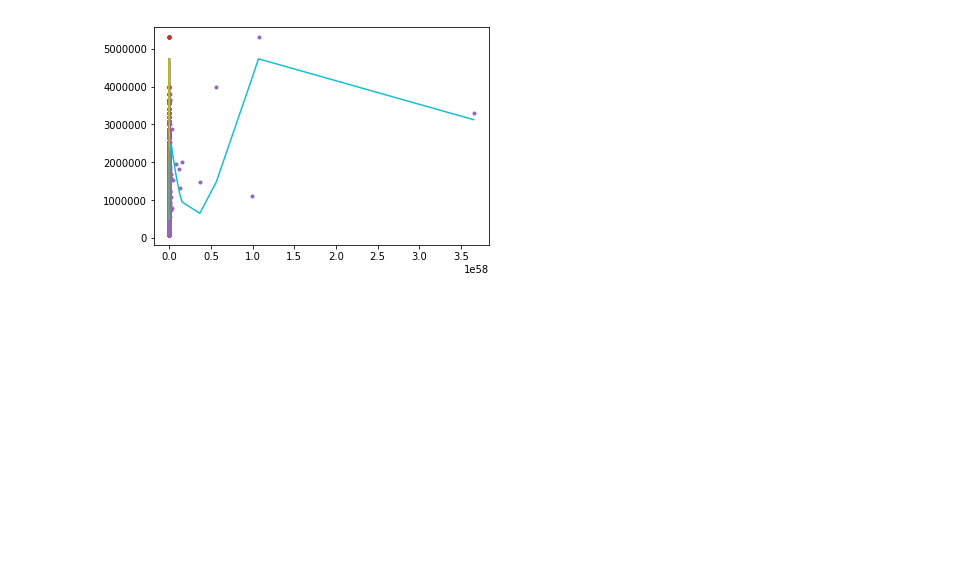
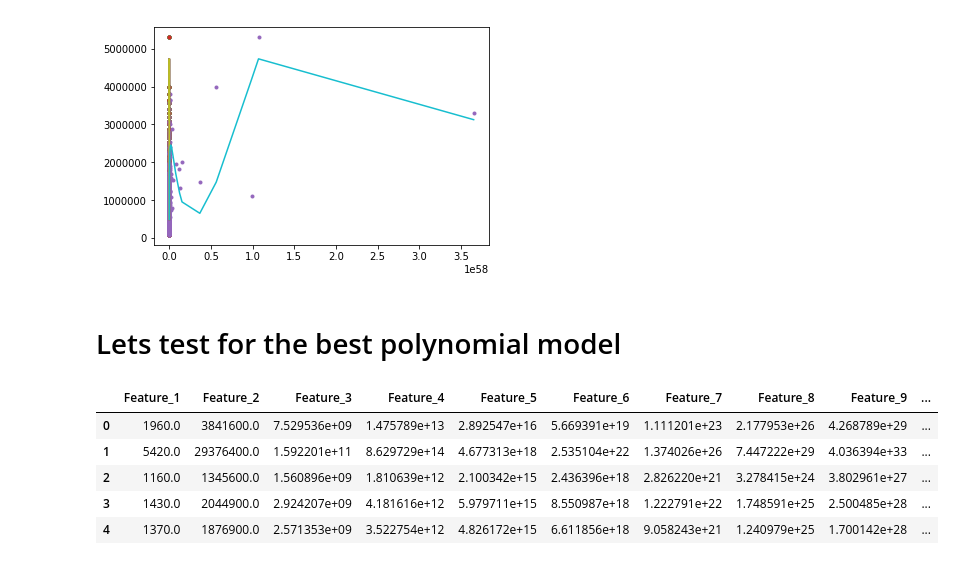
Before and after one commit to thesharpshooter/b, a Jupyter notebook: Polynomial Regression/Untitled.ipynb, the cells around one changed output. Drawn from its saved outputs; the diff is of its cells as text; code cells hidden in the pictures; blank space fills up the shorter version.

```diff
--- a/Polynomial Regression/Untitled.ipynb
+++ b/Polynomial Regression/Untitled.ipynb
@@ -308,3 +308,16 @@ poly15_data_subset4[features[:-1]], model15_subset4.predict(poly15_data_subset4[
  <matplotlib.lines.Line2D at 0x...>,
  <matplotlib.lines.Line2D at 0x...>]
 [figure]
+# %% [markdown]
+# Lets test for the best polynomial model
+# %%
+poly_data_15 = polynomial_dataframe(data_train['sqft_living'],15)
+poly_data_15['price'] = data_train['price']
+poly_data_15.head()
+# %% [output]
+|  | Feature_1 | Feature_2 | Feature_3 | Feature_4 | Feature_5 | Feature_6 | Feature_7 | Feature_8 | Feature_9 | ... |
+| 0 | 1960.0 | 3841600.0 | 7.529536e+09 | 1.475789e+13 | 2.892547e+16 | 5.669391e+19 | 1.111201e+23 | 2.177953e+26 | 4.268789e+29 | ... |
+| 1 | 5420.0 | 29376400.0 | 1.592201e+11 | 8.629729e+14 | 4.677313e+18 | 2.535104e+22 | 1.374026e+26 | 7.447222e+29 | 4.036394e+33 | ... |
+| 2 | 1160.0 | 1345600.0 | 1.560896e+09 | 1.810639e+12 | 2.100342e+15 | 2.436396e+18 | 2.826220e+21 | 3.278415e+24 | 3.802961e+27 | ... |
+| 3 | 1430.0 | 2044900.0 | 2.924207e+09 | 4.181616e+12 | 5.979711e+15 | 8.550987e+18 | 1.222791e+22 | 1.748591e+25 | 2.500485e+28 | ... |
+| 4 | 1370.0 | 1876900.0 | 2.571353e+09 | 3.522754e+12 | 4.826172e+15 | 6.611856e+18 | 9.058243e+21 | 1.240979e+25 | 1.700142e+28 | ... |
```
Also changed, not shown: parts of 2 cells of this notebook.
